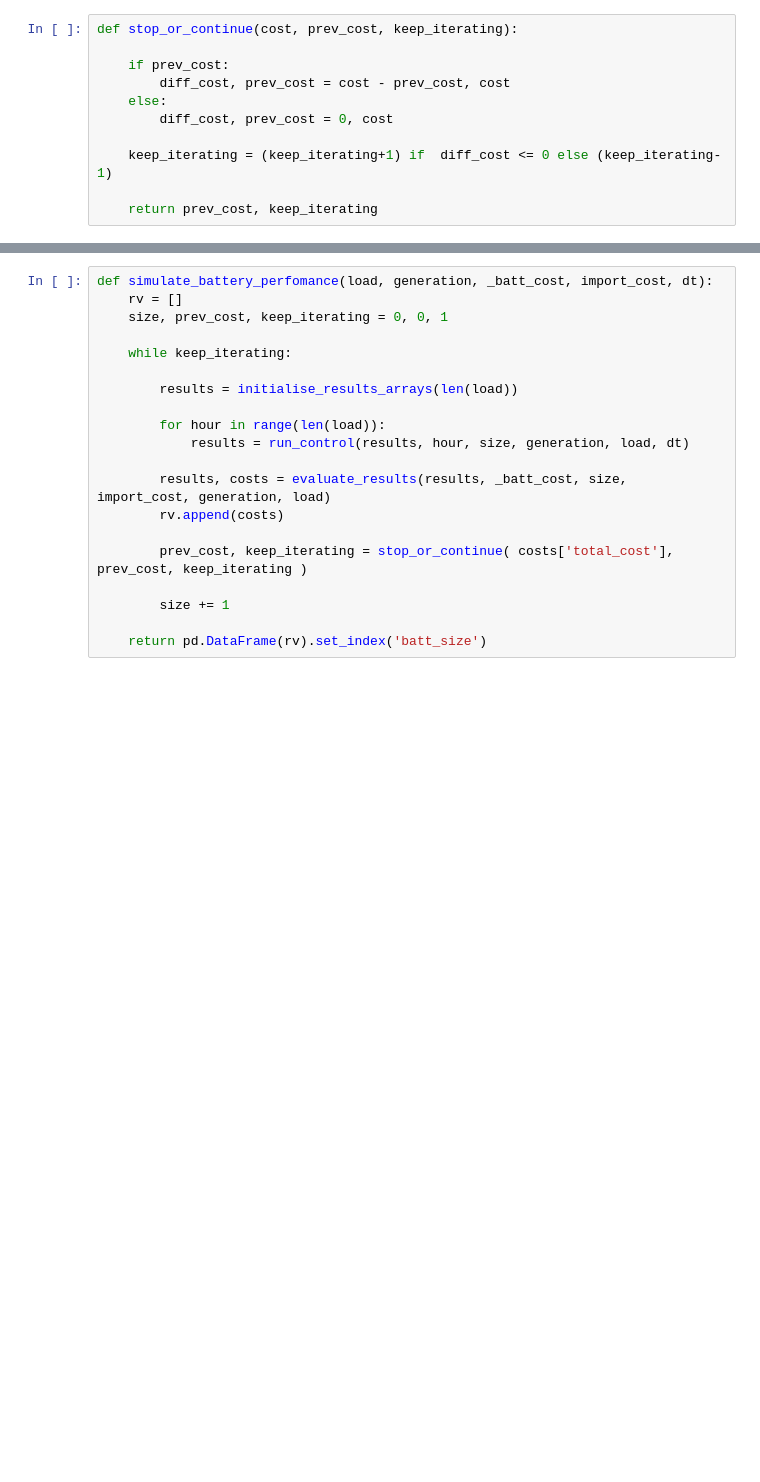
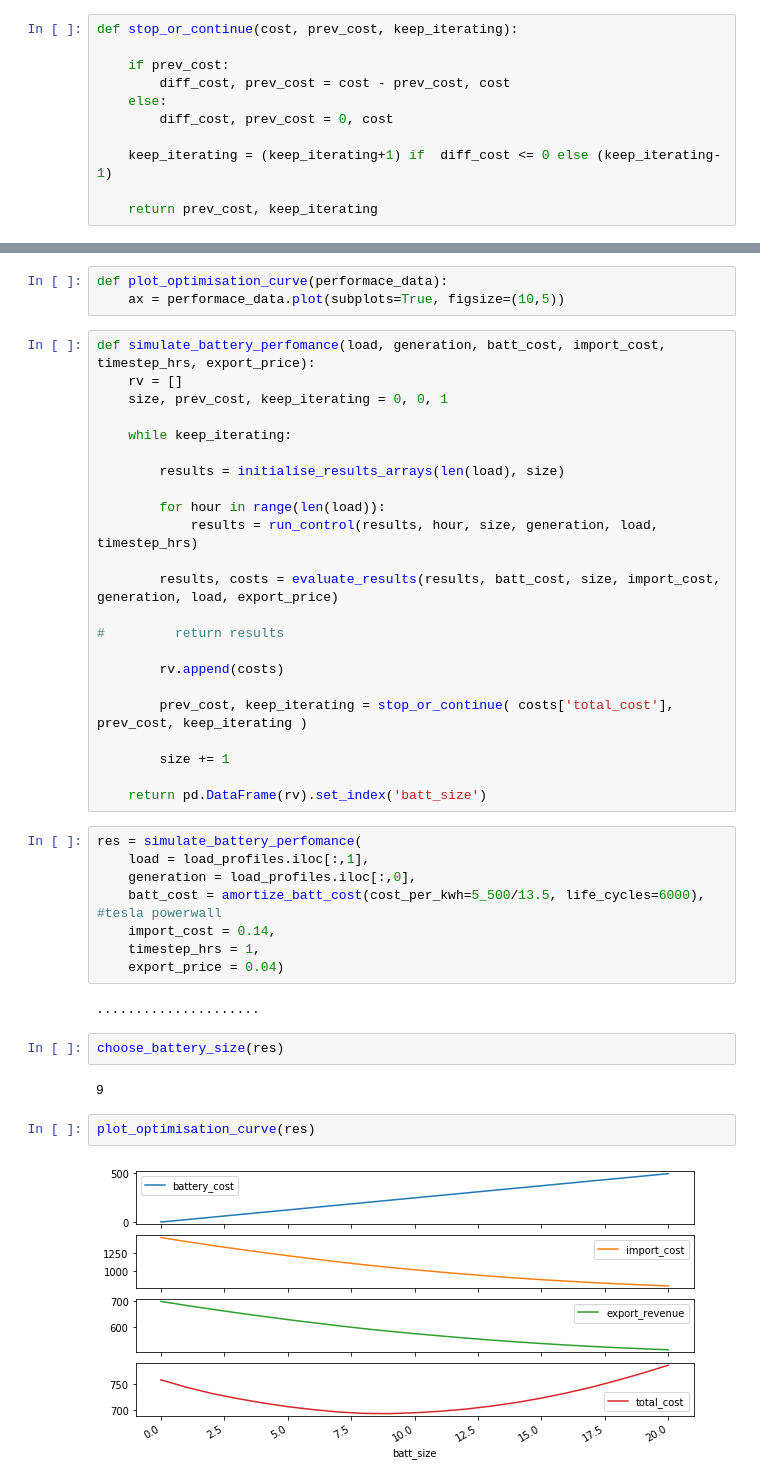
Before and after one commit to rbrown-orxa/LC_App_2_microservices, a Jupyter notebook: Rule_based_Battery_Optimiser.ipynb, the cells around one changed output, grey strips where cells are left out. Saved outputs shown, nothing was run; the diff lists cells and outputs as text; blank space fills up the shorter version.

```diff
--- a/Rule_based_Battery_Optimiser.ipynb
+++ b/Rule_based_Battery_Optimiser.ipynb
@@ -152,16 +121,22 @@ def stop_or_continue(cost, prev_cost, keep_iterating):
+# %%
+def plot_optimisation_curve(performace_data):
+    ax = performace_data.plot(subplots=True, figsize=(10,5))
 # %%
-def simulate_battery_perfomance(load, generation, _batt_cost, import_cost, dt):
+def simulate_battery_perfomance(load, generation, batt_cost, import_cost, timestep_hrs, export_price):
     rv = []
     size, prev_cost, keep_iterating = 0, 0, 1
 
     while keep_iterating:
 
-        results = initialise_results_arrays(len(load))
+        results = initialise_results_arrays(len(load), size)
 
         for hour in range(len(load)):
-            results = run_control(results, hour, size, generation, load, dt)
+            results = run_control(results, hour, size, generation, load, timestep_hrs)
 
-        results, costs = evaluate_results(results, _batt_cost, size, import_cost, generation, load)
+        results, costs = evaluate_results(results, batt_cost, size, import_cost, generation, load, export_price)
+
+#         return results
+
         rv.append(costs)
 
         prev_cost, keep_iterating = stop_or_continue( costs['total_cost'], prev_cost, keep_iterating )
@@ -169,5 +144,23 @@ def simulate_battery_perfomance(load, generation, _batt_cost, import_cost, dt):
         size += 1
 
     return pd.DataFrame(rv).set_index('batt_size')
+# %%
+res = simulate_battery_perfomance(
+    load = load_profiles.iloc[:,1],
+    generation = load_profiles.iloc[:,0],
+    batt_cost = amortize_batt_cost(cost_per_kwh=5_500/13.5, life_cycles=6000), #tesla powerwall
+    import_cost = 0.14,
+    timestep_hrs = 1,
+    export_price = 0.04)
+# %% [output]
+.....................
+# %%
+choose_battery_size(res)
+# %% [output]
+9
+# %%
+plot_optimisation_curve(res)
+# %% [output]
+[figure, added]
 # %%
 load_profiles = pd.read_pickle('examples/load_and_generation.pkl')
```
Also changed, not shown: parts of 18 cells of this notebook.
